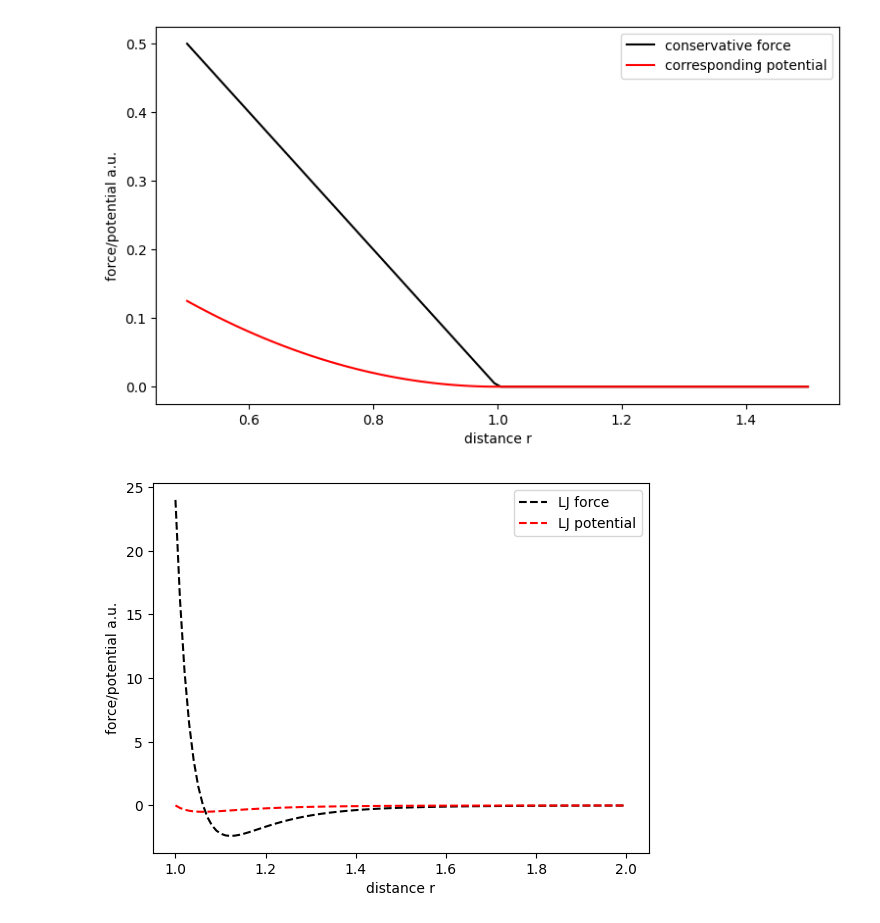
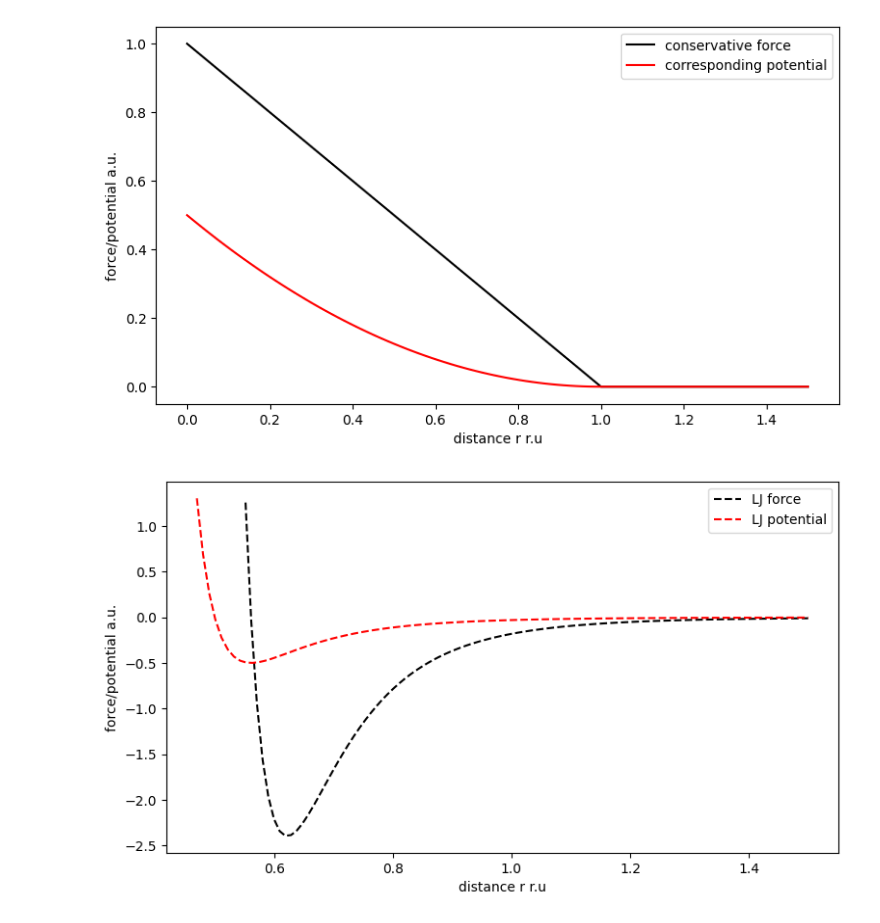
Before and after one commit to G-Scherer/dpd_simulation, a Jupyter notebook: writing/make_figures.ipynb, the cells around one changed output. Saved outputs shown, nothing was run; the diff lists cells and outputs as text; code cells hidden in the pictures.

```diff
--- a/writing/make_figures.ipynb
+++ b/writing/make_figures.ipynb
@@ -38,26 +38,29 @@ lj_force = np.vectorize(lj_force)
 
 weight_func, int_weight = np.vectorize(weight_func), np.vectorize(int_weight)
 # %%
-dists = np.linspace(0.5,1.5, num=100)
+dists = np.linspace(0,1.5, num=100)
+dists2 = np.linspace(0.552, 1.5, num=100)
+dists3 = np.linspace(0.47, 1.5, num=100)
 plt.figure(figsize=(9,5))
 
 plt.plot(dists, weight_func(dists,1), color="black", label="conservative force")
 plt.plot(dists, int_weight(dists,1), color="red", label="corresponding potential")
 
-plt.xlabel("distance r")
+plt.xlabel("distance r r.u")
 plt.ylabel("force/potential a.u.")
 
 plt.legend()
 plt.show()
 
-plt.plot(dists+0.5, lj_force(dists), color="black", linestyle="--", label="LJ force")
-plt.plot(dists+0.5, lj_potential(dists), color="red", linestyle="--", label="LJ potential")
+plt.figure(figsize=(9,5))
+plt.plot(dists2, lj_force(dists2), color="black", linestyle="--", label="LJ force")
+plt.plot(dists3, lj_potential(dists3), color="red", linestyle="--", label="LJ potential")
 
-plt.xlabel("distance r")
+plt.xlabel("distance r r.u")
 plt.ylabel("force/potential a.u.")
 
 plt.legend()
 plt.show()
 # %% [output]
-[figure, old version]
+[figure, new version]
-[figure, old version]
+[figure, new version]
```
Also changed, not shown: 39 other files.
